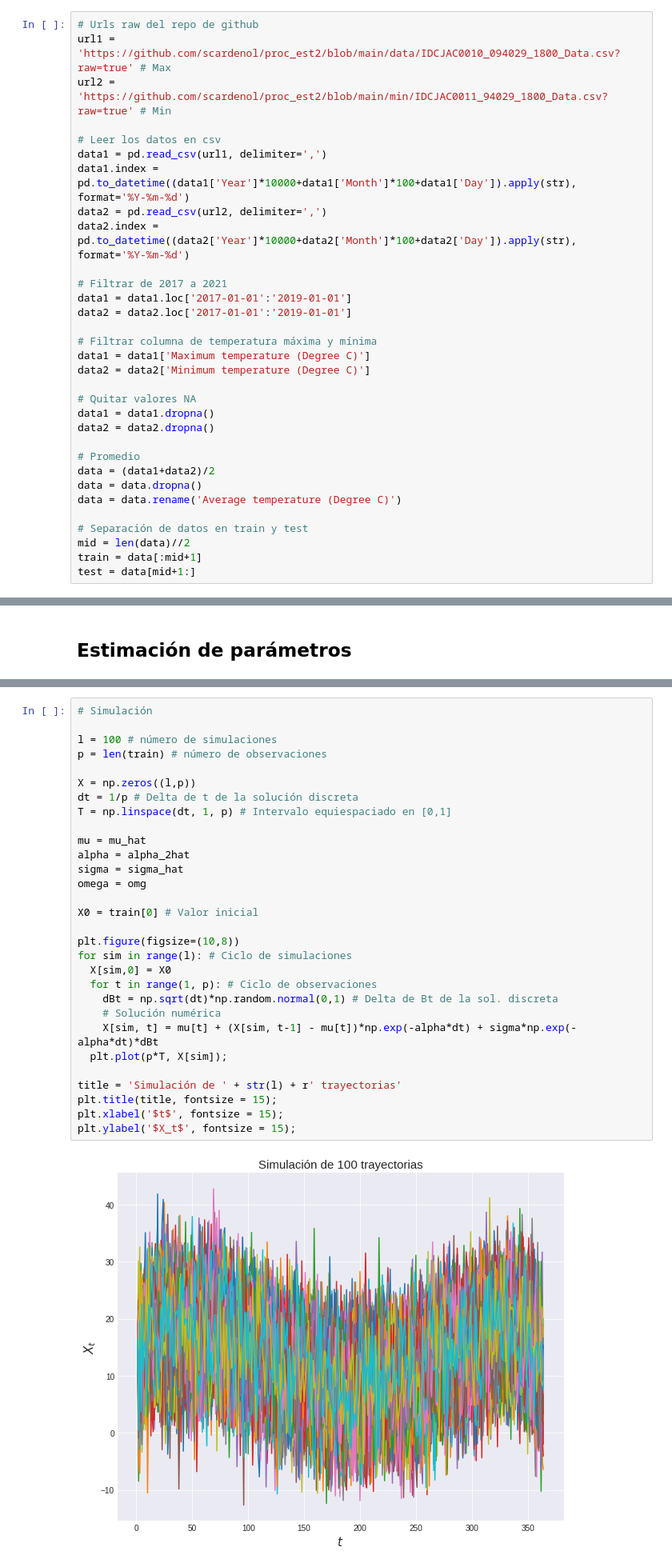
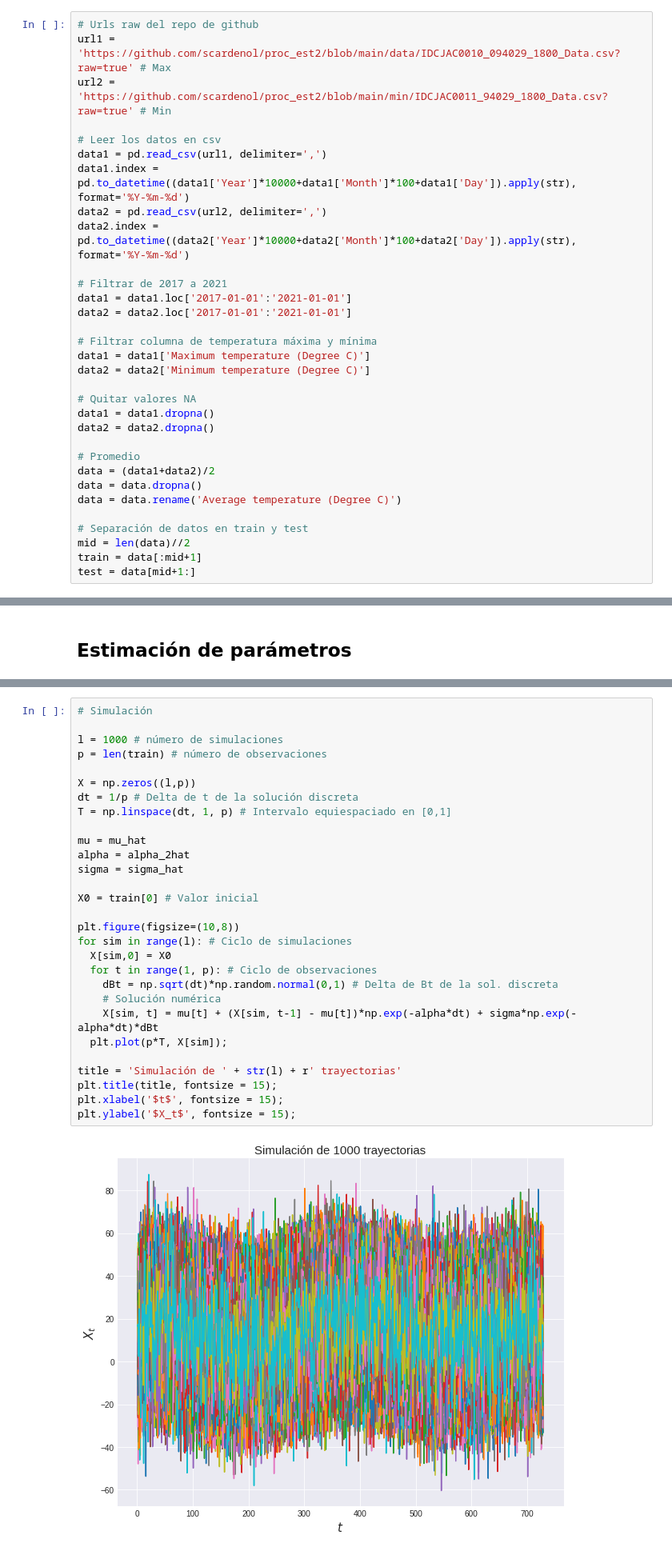
Before and after one commit to scardenol/proc_est2, a Jupyter notebook: P3.ipynb, the cells around one changed output, grey strips where cells are left out. Shown at 80% size. Saved outputs shown, nothing was run; the diff lists cells and outputs as text.

```diff
--- a/P3.ipynb
+++ b/P3.ipynb
@@ -48,8 +48,8 @@ data2 = pd.read_csv(url2, delimiter=',')
 data2.index = pd.to_datetime((data2['Year']*10000+data2['Month']*100+data2['Day']).apply(str), format='%Y-%m-%d')
 
 # Filtrar de 2017 a 2021
-data1 = data1.loc['2017-01-01':'2019-01-01']
-data2 = data2.loc['2017-01-01':'2019-01-01']
+data1 = data1.loc['2017-01-01':'2021-01-01']
+data2 = data2.loc['2017-01-01':'2021-01-01']
 
 # Filtrar columna de temperatura máxima y mínima
 data1 = data1['Maximum temperature (Degree C)']
@@ -285,35 +285,34 @@ Despues de realizar la estimación y reestimación de los parámetros se procede
 # %%
 # Simulación
 
-l = 100 # número de simulaciones
+l = 1000 # número de simulaciones
 p = len(train) # número de observaciones
 
 X = np.zeros((l,p))
 dt = 1/p # Delta de t de la solución discreta
 T = np.linspace(dt, 1, p) # Intervalo equiespaciado en [0,1]
 
 mu = mu_hat
 alpha = alpha_2hat
 sigma = sigma_hat
-omega = omg
 
 X0 = train[0] # Valor inicial
 
 plt.figure(figsize=(10,8))
 for sim in range(l): # Ciclo de simulaciones
   X[sim,0] = X0
   for t in range(1, p): # Ciclo de observaciones
     dBt = np.sqrt(dt)*np.random.normal(0,1) # Delta de Bt de la sol. discreta
     # Solución numérica
     X[sim, t] = mu[t] + (X[sim, t-1] - mu[t])*np.exp(-alpha*dt) + sigma*np.exp(-alpha*dt)*dBt
   plt.plot(p*T, X[sim]);
 
 title = 'Simulación de ' + str(l) + r' trayectorias'
 plt.title(title, fontsize = 15);
 plt.xlabel('$t$', fontsize = 15);
 plt.ylabel('$X_t$', fontsize = 15);
 # %% [output]
-[figure, old version]
+[figure, new version]
 # %% [markdown]
 ## Pronóstico
 # %%
```
Also changed, not shown: parts of 8 cells of this notebook.
